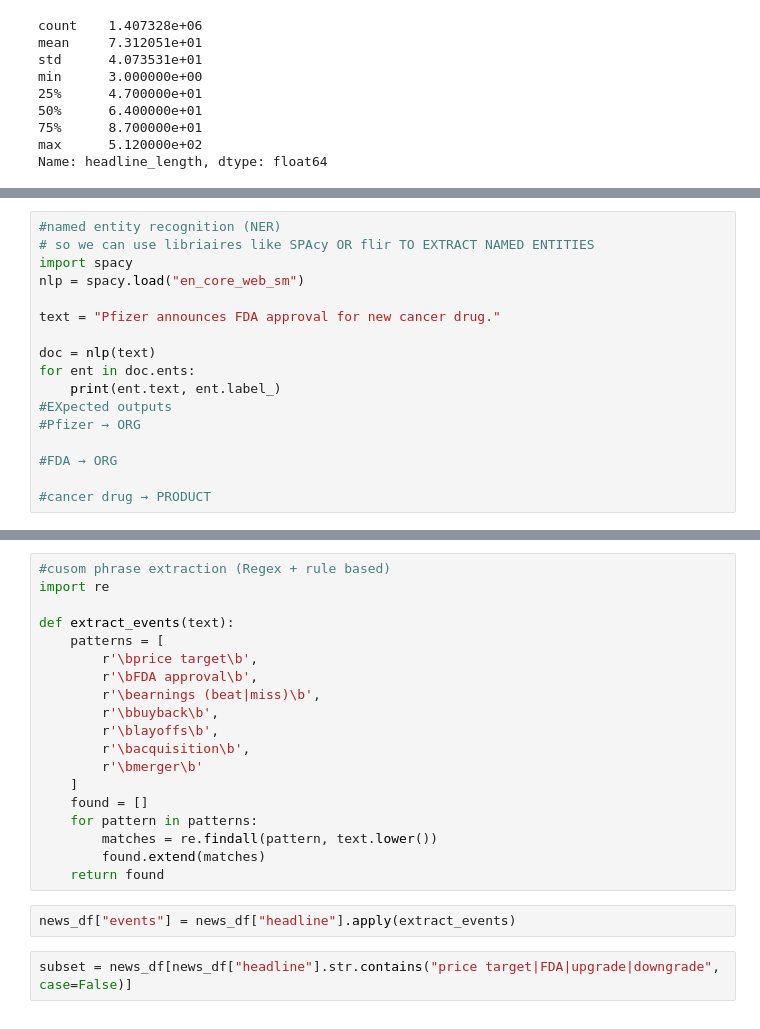
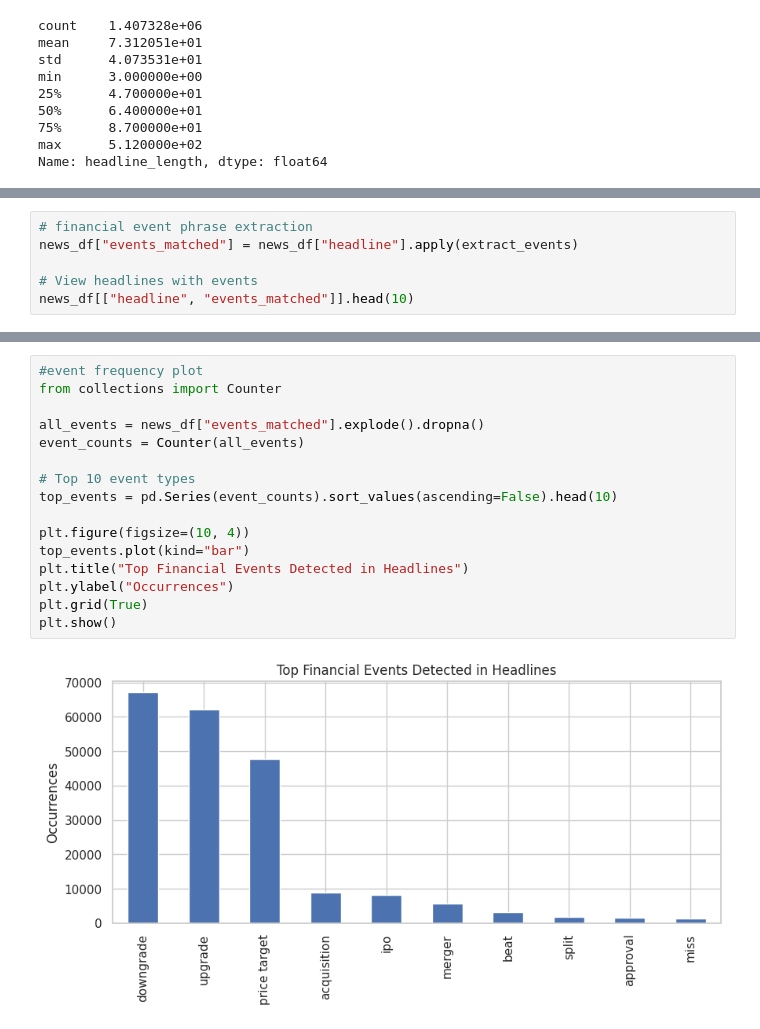
Before and after one commit to NuryeNigusMekonen/sentiment-stock-predictor-for-nova-insights-PLLC, a Jupyter notebook: notebooks/eda_news_analysis.ipynb, the cells around one changed output, grey strips where cells are left out. Cells and saved outputs as stored; diff of their text form.

```diff
--- a/notebooks/eda_news_analysis.ipynb
+++ b/notebooks/eda_news_analysis.ipynb
@@ -156,18 +164,7 @@ Topic 5: stocks, market, benzinga, week, mid, 52, day, session, moving, update
 # %%
-#named entity recognition (NER)
-# so we can use libriaires like SPAcy OR flir TO EXTRACT NAMED ENTITIES
-import spacy
-nlp = spacy.load("en_core_web_sm")
+# financial event phrase extraction
+news_df["events_matched"] = news_df["headline"].apply(extract_events)
 
-text = "Pfizer announces FDA approval for new cancer drug."
-
-doc = nlp(text)
-for ent in doc.ents:
-    print(ent.text, ent.label_)
-#EXpected outputs
-#Pfizer → ORG
-
-#FDA → ORG
-
-#cancer drug → PRODUCT
+# View headlines with events
+news_df[["headline", "events_matched"]].head(10)
 # %% [output]
@@ -175,23 +182,18 @@ FDA ORG
 # %%
-#cusom phrase extraction (Regex + rule based)
-import re
+#event frequency plot
+from collections import Counter
 
-def extract_events(text):
-    patterns = [
-        r'\bprice target\b',
-        r'\bFDA approval\b',
-        r'\bearnings (beat|miss)\b',
-        r'\bbuyback\b',
-        r'\blayoffs\b',
-        r'\bacquisition\b',
-        r'\bmerger\b'
-    ]
-    found = []
-    for pattern in patterns:
-        matches = re.findall(pattern, text.lower())
-        found.extend(matches)
-    return found
+all_events = news_df["events_matched"].explode().dropna()
+event_counts = Counter(all_events)
+
+# Top 10 event types
+top_events = pd.Series(event_counts).sort_values(ascending=False).head(10)
+
+plt.figure(figsize=(10, 4))
+top_events.plot(kind="bar")
+plt.title("Top Financial Events Detected in Headlines")
+plt.ylabel("Occurrences")
+plt.grid(True)
+plt.show()
+# %% [output]
+[figure, added]
-# %%
-news_df["events"] = news_df["headline"].apply(extract_events)
-# %%
-subset = news_df[news_df["headline"].str.contains("price target|FDA|upgrade|downgrade", case=False)]
```
Also changed, not shown: parts of 10 cells of this notebook, 19 other files.
